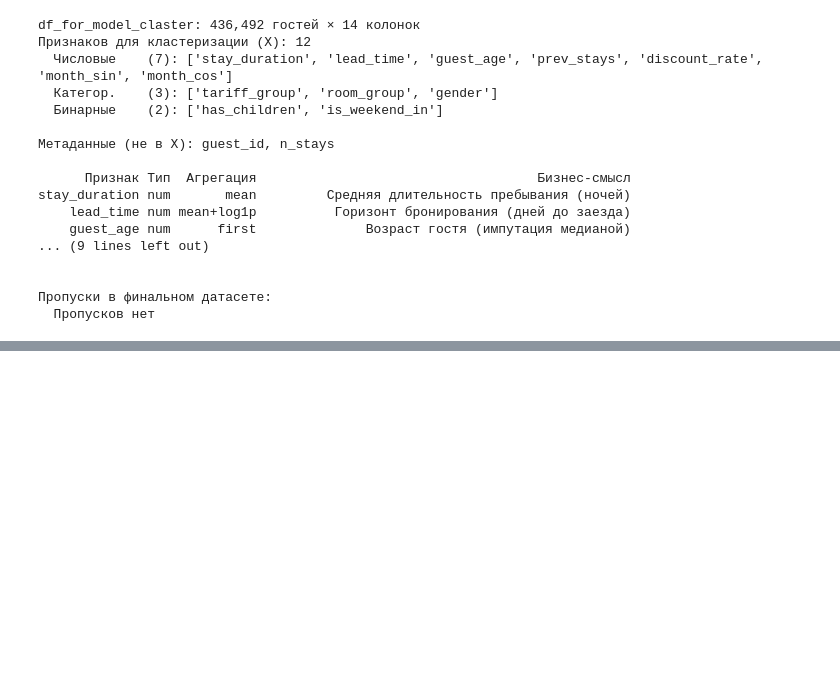
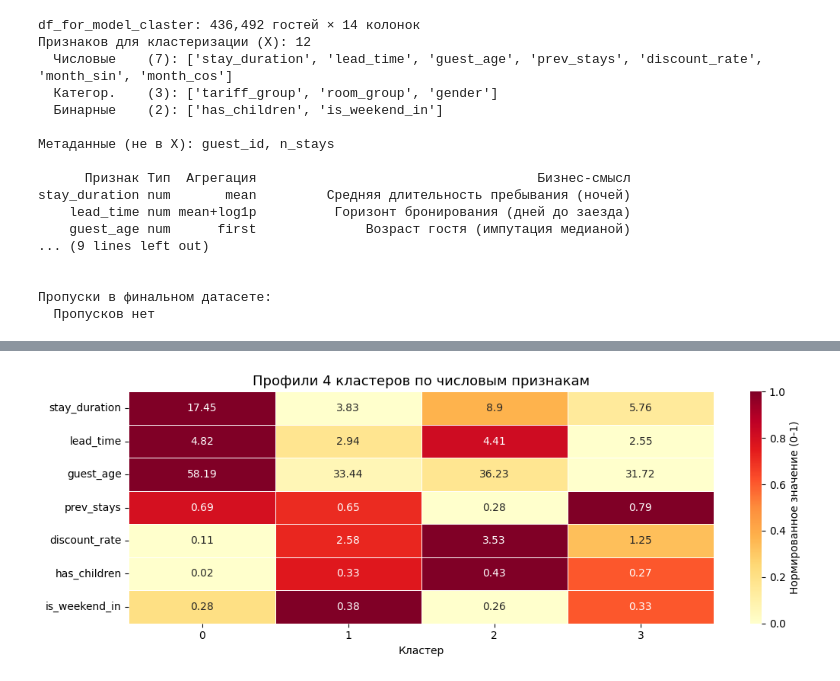
Before and after one commit to MSSAS/booking, a Jupyter notebook: ml/my_cl.ipynb, the cells around one changed output, grey strips where cells are left out. Cells and saved outputs as stored; diff of their text form; code cells hidden in the pictures; blank space fills up the shorter version.

Commit message:
end pipeline_clustering

```diff
--- a/ml/my_cl.ipynb
+++ b/ml/my_cl.ipynb
@@ -1268,0 +1778,24 @@ Length: 24, dtype: str
+# %%
+# ─────────────────────────────────────────────────────────────────────────────
+# Обоснование выбора K и алгоритма (по результатам секций 13 и 13.5):
+#   Elbow (inertia):   перелом на K=4 — после K=4 прирост сжатия незначительный
+#   Silhouette score:  максимум при K=4
+#   Davies-Bouldin:    минимум при K=4 (ниже = компактнее и дальше друг от друга)
+#   Алгоритм KMeans:   лучший CH Score на полном датасете 436k + масштабируется
+#                      через MiniBatchKMeans без ухудшения качества
+# ─────────────────────────────────────────────────────────────────────────────
+BEST_K = 4
+
+model = Pipeline([
+    ('preprocessor', preprocessor),
+    ('clusterer', MiniBatchKMeans(n_clusters=BEST_K, random_state=42,
+                                  batch_size=10_000, n_init=10)),
+])
+
+df_for_model_claster['cluster_id'] = model.fit_predict(X)
+
+print(f'Кластеров: {BEST_K}')
+print('\nРаспределение гостей по кластерам:')
+dist = df_for_model_claster['cluster_id'].value_counts().sort_index()
+for k, n in dist.items():
+    print(f'  Кластер {k}: {n:>7,} гостей ({n/len(df_for_model_claster)*100:.1f}%)')
@@ -1268,0 +1848,18 @@ Length: 24, dtype: str
+# %%
+# Тепловая карта нормированных числовых признаков по кластерам
+num_prof_cols = ['stay_duration', 'lead_time', 'guest_age', 'prev_stays',
+                 'discount_rate', 'has_children', 'is_weekend_in']
+
+prof_num = profile[num_prof_cols].copy()
+prof_norm = (prof_num - prof_num.min()) / (prof_num.max() - prof_num.min() + 1e-9)
+
+fig, ax = plt.subplots(figsize=(11, 4))
+sns.heatmap(prof_norm.T, annot=prof_num.T.round(2), fmt='g',
+            cmap='YlOrRd', linewidths=0.5, ax=ax,
+            cbar_kws={'label': 'Нормированное значение (0-1)'})
+ax.set_title(f'Профили {BEST_K} кластеров по числовым признакам', fontsize=13)
+ax.set_xlabel('Кластер'); ax.set_ylabel('')
+plt.tight_layout()
+plt.show()
+# %% [output]
+[figure, added]
```
Also changed, not shown: parts of 30 cells of this notebook, 5 other files.
